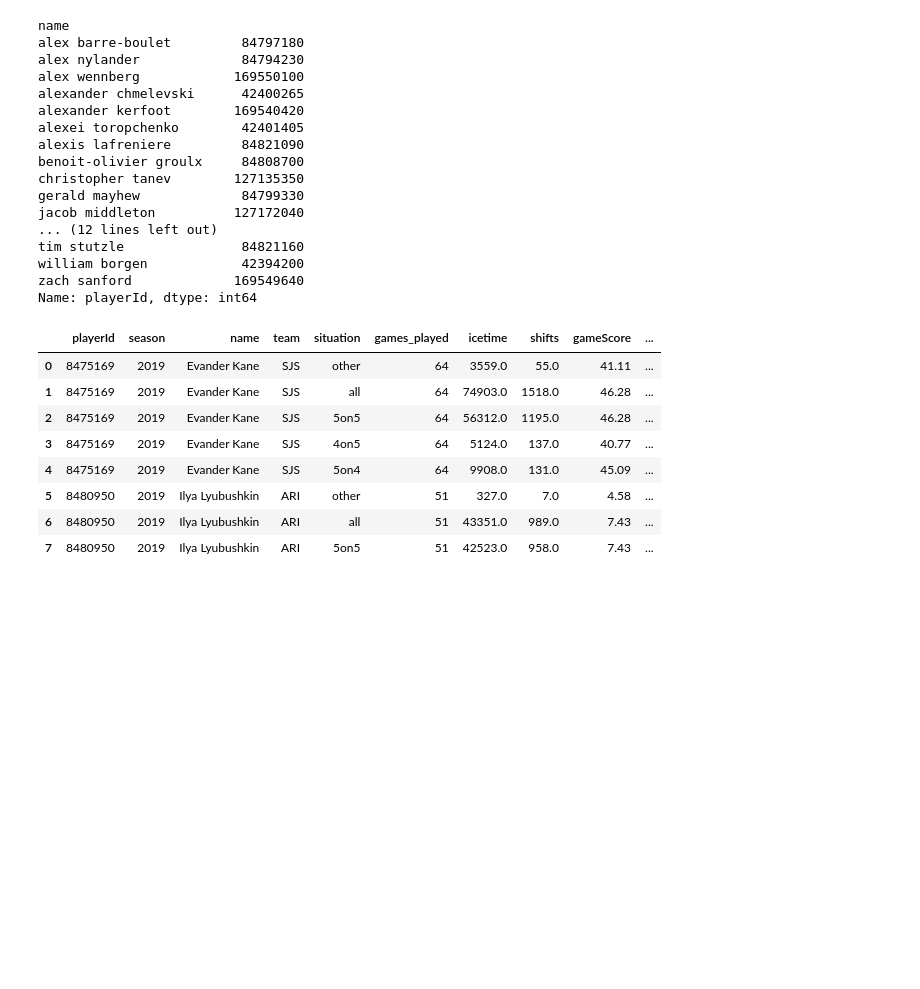
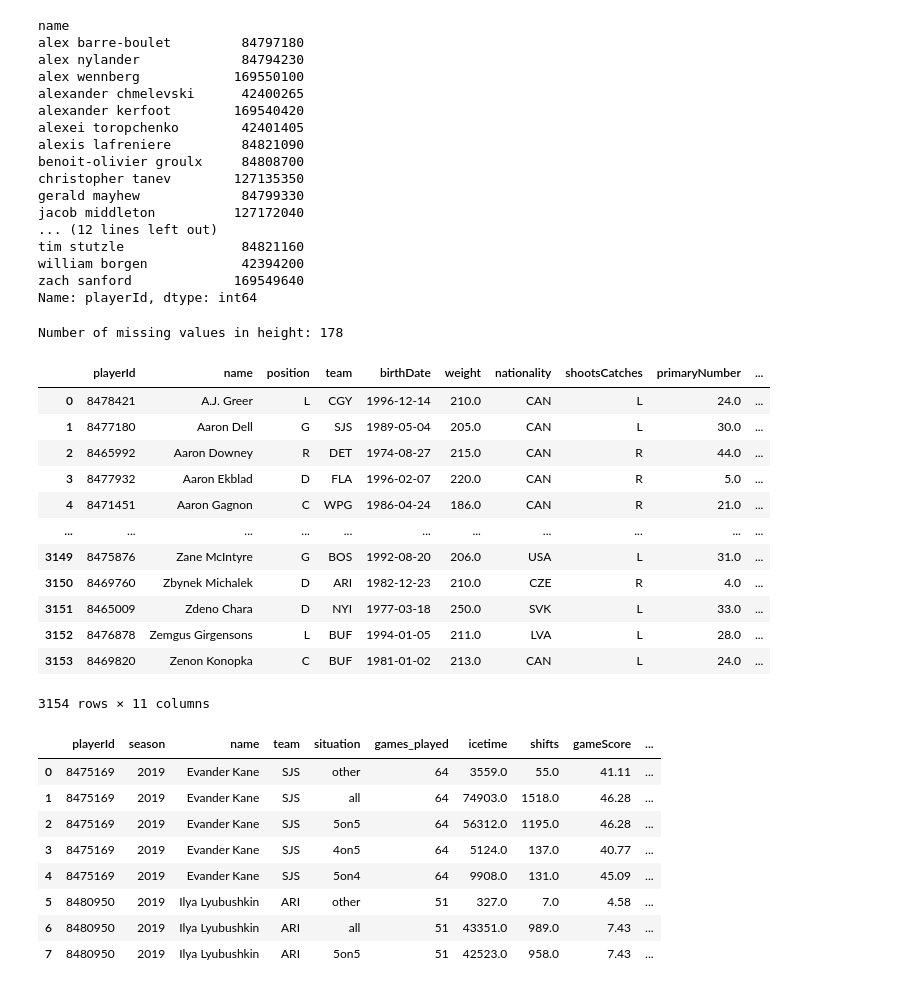
Before and after one commit to emrkel/NHL-Line-Optimisation, a Jupyter notebook: dataWrangling.ipynb, the cells around one changed output. Drawn from its saved outputs; the diff is of its cells as text; code cells hidden in the pictures; blank space fills up the shorter version.

Commit message:
convert feet to cms

```diff
--- a/dataWrangling.ipynb
+++ b/dataWrangling.ipynb
@@ -167,6 +167,49 @@ allPlayers = fix_names(allPlayers)
 
 skaters = clean_teamName(skaters)
 skaters = fix_names(skaters)
+# %%
+#Convert Height from feet to cm's
+
+missing_heights = allPlayers['height'].isnull().sum()
+print(f"Number of missing values in height: {missing_heights}")
+
+allPlayers['height'] = allPlayers.groupby('position')['height'].transform(lambda x: x.fillna(x.mode()[0]))
+
+allPlayers.height.value_counts()
+
+# allPlayers[['name', 'height']].head(50)
+# # # Extract feet and inches from height string
+# Extract feet (X) from the height string
+allPlayers['height_feet'] = allPlayers['height'].str.extract(r"(\d+)'").astype(float)
+
+# Extract inches (Y) from the height string
+allPlayers['height_inches'] = allPlayers['height'].str.extract(r'(\d+)"').astype(float)
+
+# Convert to total inches
+allPlayers['total_inches'] = allPlayers['height_feet'] * 12 + allPlayers['height_inches']
+
+# Convert to centimeters
+allPlayers['height_cm'] = allPlayers['total_inches'] * 2.54
+
+# Drop intermediate columns
+allPlayers.drop(columns=['height_feet', 'height_inches', 'total_inches', 'height'], inplace=True)
+allPlayers.rename(columns={'height_cm':'height'}, inplace=True)
+allPlayers
+# %% [output]
+Number of missing values in height: 178
+|  | playerId | name | position | team | birthDate | weight | nationality | shootsCatches | primaryNumber | ... |
+| 0 | 8478421 | A.J. Greer | L | CGY | 1996-12-14 | 210.0 | CAN | L | 24.0 | ... |
+| 1 | 8477180 | Aaron Dell | G | SJS | 1989-05-04 | 205.0 | CAN | L | 30.0 | ... |
+| 2 | 8465992 | Aaron Downey | R | DET | 1974-08-27 | 215.0 | CAN | R | 44.0 | ... |
+| 3 | 8477932 | Aaron Ekblad | D | FLA | 1996-02-07 | 220.0 | CAN | R | 5.0 | ... |
+| 4 | 8471451 | Aaron Gagnon | C | WPG | 1986-04-24 | 186.0 | CAN | R | 21.0 | ... |
+| ... | ... | ... | ... | ... | ... | ... | ... | ... | ... | ... |
+| 3149 | 8475876 | Zane McIntyre | G | BOS | 1992-08-20 | 206.0 | USA | L | 31.0 | ... |
+| 3150 | 8469760 | Zbynek Michalek | D | ARI | 1982-12-23 | 210.0 | CZE | R | 4.0 | ... |
+| 3151 | 8465009 | Zdeno Chara | D | NYI | 1977-03-18 | 250.0 | SVK | L | 33.0 | ... |
+| 3152 | 8476878 | Zemgus Girgensons | L | BUF | 1994-01-05 | 211.0 | LVA | L | 28.0 | ... |
+| 3153 | 8469820 | Zenon Konopka | C | BUF | 1981-01-02 | 213.0 | CAN | L | 24.0 | ... |
+3154 rows × 11 columns
 # %%
 # Merge skater stats with their details
 
```
Also changed, not shown: 7 other files.
